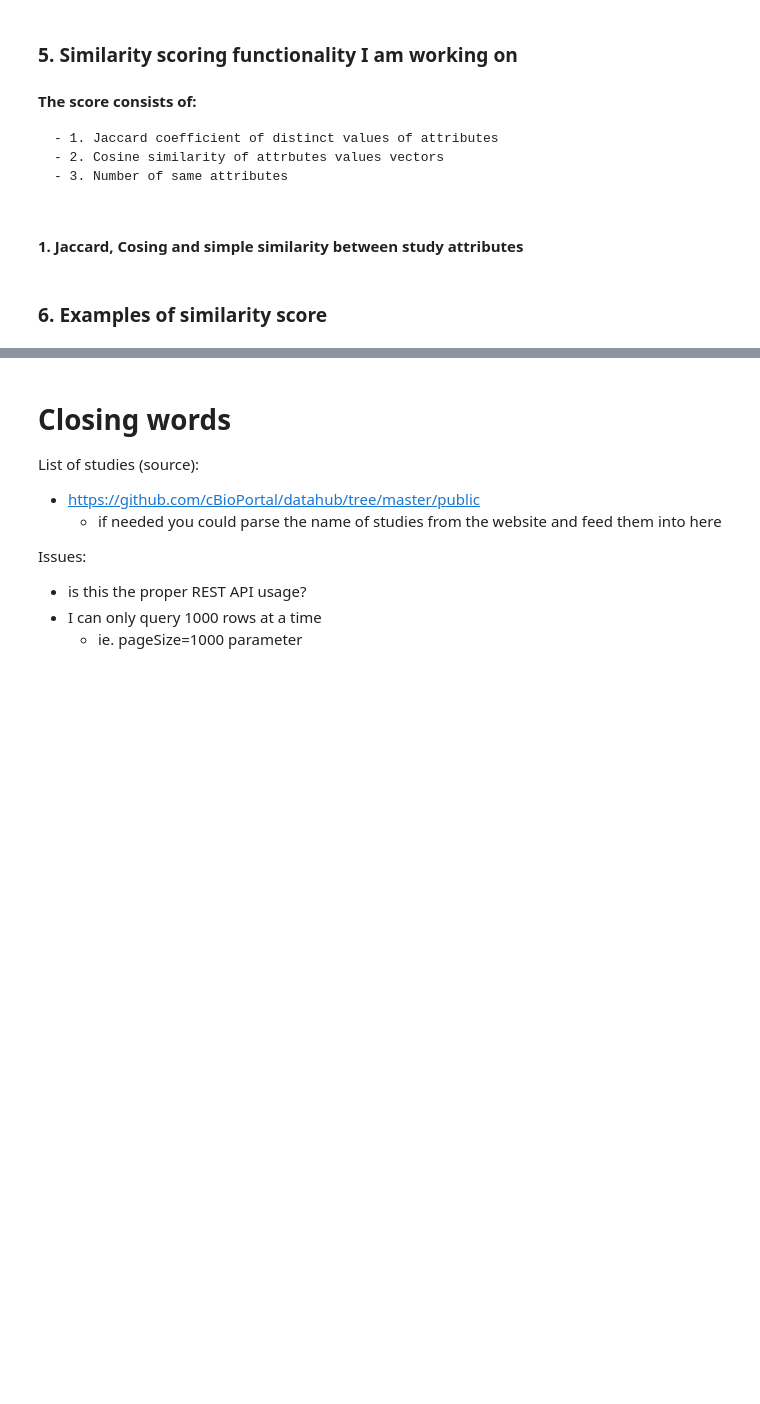
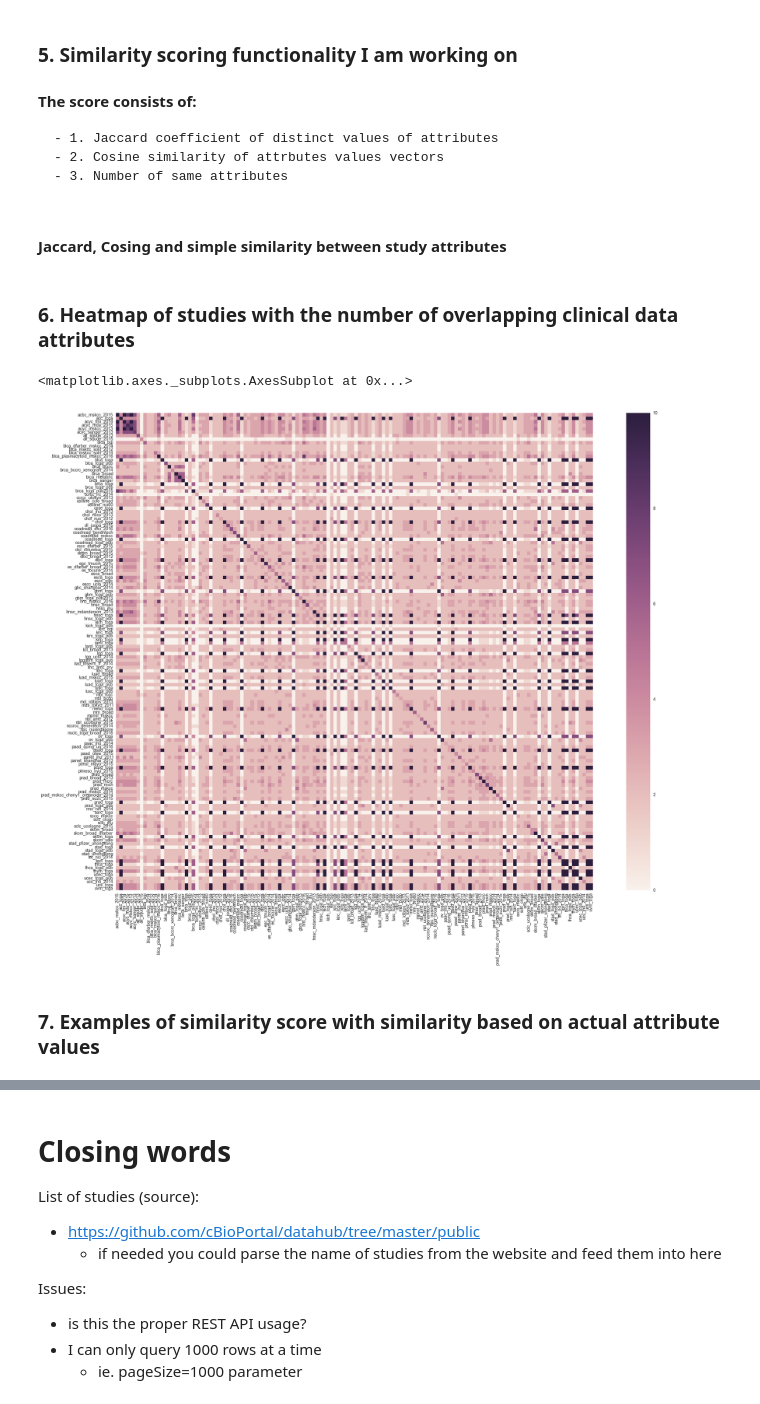
Before and after one commit to dorianbg/cBioPortal-advanced-data-analysis, a Jupyter notebook: cBioPortal_Data_Analysis.ipynb, the cells around one changed output, grey strips where cells are left out. Cells and saved outputs as stored; diff of their text form; code cells hidden in the pictures; blank space fills up the shorter version.

Commit message:
Added the heatmap for studies based on overlapping attributes

```diff
--- a/cBioPortal_Data_Analysis.ipynb
+++ b/cBioPortal_Data_Analysis.ipynb
@@ -84,7 +84,7 @@ def json_to_df(df : pd.DataFrame):
 # %% [markdown]
 ### 3. Reading all the studies (approx. 145) so this takes around 2 minutes
 # %%
-studies = []  # contains the actual dataframe of studies
+studies = []  # contains tuples in form (study_name, actual dataframe of studies)
 study_attributes = []   # contains tuples in form (study_name, [list of attributes])
 file = open("all_studies.txt",'r').readlines()
 
@@ -94,7 +94,7 @@ for study in file:   # go through every study
     string = 'http://cbioportal-rc.herokuapp.com/api/studies/'+study+'/clinical-data?projection=SUMMARY&pageNumber=0&pageSize=1000&direction=ASC'
     df = json_to_df(pd.read_json(string))   # create the dataframe
     if df is not None:
-        studies.append(df)                  # append the dataframe to dataframes
+        studies.append((study,df))                  # append the dataframe to dataframes
         study_attributes.append((study,df.columns.tolist()))        # append
 # %% [output]
 acbc_mskcc_2015 acc_tcga acyc_fmi_2014 acyc_mda_2015 acyc_mskcc_2013 acyc_sanger_2013 all_stjude_2013 all_stjude_2015 blca_bgi blca_dfarber_mskcc_2014 blca_mskcc_solit_2012 blca_mskcc_solit_2014 blca_ ...
@@ -158,7 +157,7 @@ sns.clustermap(df3, method='weighted', metric = 'cosine', figsize=(15, 28))
     - 2. Cosine similarity of attrbutes values vectors
     - 3. Number of same attributes
 # %% [markdown]
-####  1. Jaccard, Cosing and simple similarity between study attributes
+####  Jaccard, Cosing and simple similarity between study attributes
 # %%
 import numpy as np
 from sklearn.metrics.pairwise import cosine_similarity
@@ -283,3 +286,21 @@ def similarity(df1, df2):
+# %% [markdown]
+### 6. Heatmap of studies with the number of overlapping clinical data attributes
+# %%
+study_names = [x[0] for x in studies]
+study_heatmap = pd.DataFrame(index=study_names, columns=study_names)
+study_heatmap = study_heatmap.fillna(0.0)
+
+# now loop over columns and indices
+for i in studies:
+    for j in studies:
+        study_heatmap.set_value(i[0], j[0], similarity(i[1],j[1]))
+# %%
+import matplotlib.pyplot as plt
+fig, ax = plt.subplots(figsize=(28,20))
+sns.heatmap(study_heatmap, robust = True, square = True)
+# %% [output]
+<matplotlib.axes._subplots.AxesSubplot at 0x...>
+[figure, added]
 # %% [markdown]
-### 6. Examples of similarity score
+### 7. Examples of similarity score with similarity based on actual attribute values
 # %%
```
Also changed, not shown: parts of 10 cells of this notebook.
